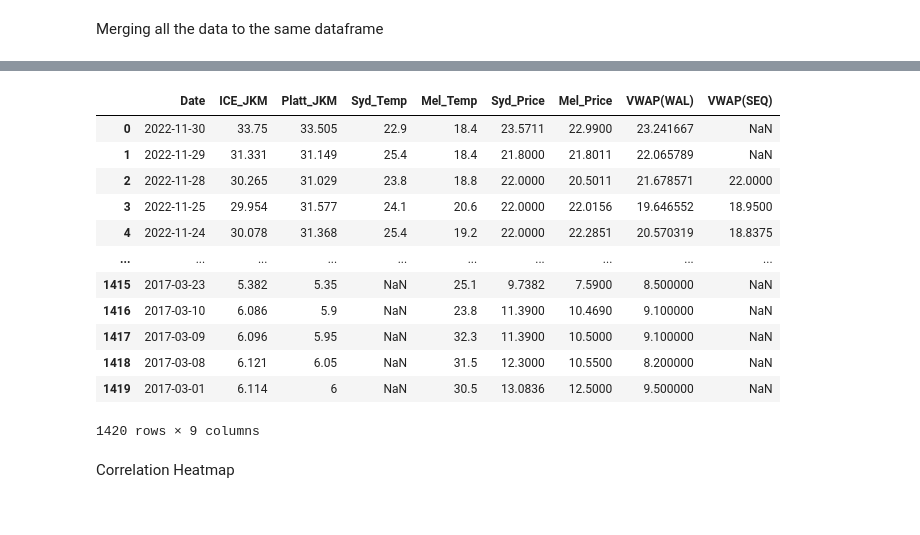
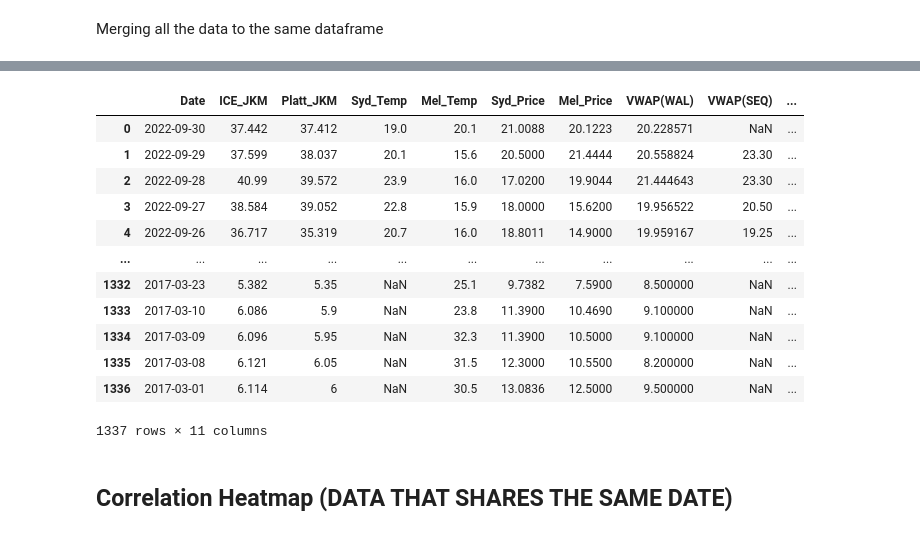
Before and after one commit to obesteloe/lng_forecast, a Jupyter notebook: analysis_playground.ipynb, the cells around one changed output, grey strips where cells are left out. Cells and saved outputs as stored; diff of their text form; code cells hidden in the pictures.

Commit message:
Added latest analysis file. Add Data

```diff
--- a/analysis_playground.ipynb
+++ b/analysis_playground.ipynb
@@ -152,0 +236,24 @@ dbrent.head(10)
+# %%
+## Creating a proxy for daily JCC by taking JCC/Mean(Brent) * Brent
+## The average applies at a monthly level
+
+dbrent.head()
+# month_dbrent = dbrent.groupby(pd.Grouper(key = 'Date' ,freq='M', axis = 0), as_index= True).mean()
+month_dbrent = dbrent
+month_dbrent['month_year'] = pd.to_datetime(month_dbrent['Date']).dt.to_period('M')
+month_dbrent.head()
+month_dbrent = month_dbrent.groupby('month_year').mean()
+
+month_jcc = jcc
+month_jcc['month_year'] = pd.to_datetime(month_jcc['Date']).dt.to_period('M')
+month_jcc.head()
+
+month_jccdbrent = month_dbrent.merge(month_jcc, on = 'month_year')
+month_jccdbrent['JCC'] = month_jccdbrent['JCC'].astype('float64')
+month_jccdbrent['JCC/Brent'] = month_jccdbrent['JCC']/month_jccdbrent['Dated_Brent']
+
+# month_jccdbrent[month_jccdbrent['JCC/Brent'].notnull()]
+month_jccdbrent.head(50)
+
+
+# month_jccdbrent.dtypes
@@ -152,0 +278,5 @@ dbrent.head(10)
+# %%
+jcc_proxy = dbrent.merge(month_jccdbrent, on = 'month_year')
+jcc_proxy['JCC_Proxy'] = jcc_proxy['Dated_Brent_x'] * jcc_proxy['JCC/Brent']
+jcc_proxy = jcc_proxy.drop(labels=['month_year', 'Date_x', 'Dated_Brent_y', 'Date_y','JCC/Brent', 'JCC'], axis = 1)
+jcc_proxy.head(10)
@@ -188,29 +326,28 @@ trades_df.head()
 # %%
 df = jkms.merge(syd_mtemp, left_on = 'Date', right_on = 'Date')
 df = df.merge(mel_mtemp, left_on = 'Date', right_on = 'Date')
 df = df.merge(sttm_price[sttm_price['hub_name'] == 'SYD'], left_on= 'Date', right_on= 'DateTime')
 df = df.merge(dwgm_price[dwgm_price['Hour'] == 6], left_on= 'Date', right_on= 'Gas_Date')
 df = df.merge(trades_df[['TRADE_DATE', 'VWAP(WAL)', 'VWAP(SEQ)']], left_on='Date', right_on= 'TRADE_DATE')
+df = df.merge(jcc_proxy, on = 'Date')
 
 
 df = df.drop(columns=['DateTime', 'TRADE_DATE', 'hub_name', 'Gas_Date', 'Hour'])
 df = df.rename(columns ={'expost_imbalance_price': 'Syd_Price', 'Price': 'Mel_Price'})
 
 df
 # pd.concat([jkms, syd_mtemp],join = 'inner')
 # %% [output]
-|  | Date | ICE_JKM | Platt_JKM | Syd_Temp | Mel_Temp | Syd_Price | Mel_Price | VWAP(WAL) | VWAP(SEQ) |
-| 0 | 2022-11-30 | 33.75 | 33.505 | 22.9 | 18.4 | 23.5711 | 22.9900 | 23.241667 | NaN |
-| 1 | 2022-11-29 | 31.331 | 31.149 | 25.4 | 18.4 | 21.8000 | 21.8011 | 22.065789 | NaN |
-| 2 | 2022-11-28 | 30.265 | 31.029 | 23.8 | 18.8 | 22.0000 | 20.5011 | 21.678571 | 22.0000 |
-| 3 | 2022-11-25 | 29.954 | 31.577 | 24.1 | 20.6 | 22.0000 | 22.0156 | 19.646552 | 18.9500 |
-| 4 | 2022-11-24 | 30.078 | 31.368 | 25.4 | 19.2 | 22.0000 | 22.2851 | 20.570319 | 18.8375 |
-| ... | ... | ... | ... | ... | ... | ... | ... | ... | ... |
-| 1415 | 2017-03-23 | 5.382 | 5.35 | NaN | 25.1 | 9.7382 | 7.5900 | 8.500000 | NaN |
-| 1416 | 2017-03-10 | 6.086 | 5.9 | NaN | 23.8 | 11.3900 | 10.4690 | 9.100000 | NaN |
-| 1417 | 2017-03-09 | 6.096 | 5.95 | NaN | 32.3 | 11.3900 | 10.5000 | 9.100000 | NaN |
-| 1418 | 2017-03-08 | 6.121 | 6.05 | NaN | 31.5 | 12.3000 | 10.5500 | 8.200000 | NaN |
-| 1419 | 2017-03-01 | 6.114 | 6 | NaN | 30.5 | 13.0836 | 12.5000 | 9.500000 | NaN |
+|  | Date | ICE_JKM | Platt_JKM | Syd_Temp | Mel_Temp | Syd_Price | Mel_Price | VWAP(WAL) | VWAP(SEQ) | ... |
+| 0 | 2022-09-30 | 37.442 | 37.412 | 19.0 | 20.1 | 21.0088 | 20.1223 | 20.228571 | NaN | ... |
+| 1 | 2022-09-29 | 37.599 | 38.037 | 20.1 | 15.6 | 20.5000 | 21.4444 | 20.558824 | 23.30 | ... |
+| 2 | 2022-09-28 | 40.99 | 39.572 | 23.9 | 16.0 | 17.0200 | 19.9044 | 21.444643 | 23.30 | ... |
+| 3 | 2022-09-27 | 38.584 | 39.052 | 22.8 | 15.9 | 18.0000 | 15.6200 | 19.956522 | 20.50 | ... |
+| 4 | 2022-09-26 | 36.717 | 35.319 | 20.7 | 16.0 | 18.8011 | 14.9000 | 19.959167 | 19.25 | ... |
+| ... | ... | ... | ... | ... | ... | ... | ... | ... | ... | ... |
+| 1332 | 2017-03-23 | 5.382 | 5.35 | NaN | 25.1 | 9.7382 | 7.5900 | 8.500000 | NaN | ... |
+| 1333 | 2017-03-10 | 6.086 | 5.9 | NaN | 23.8 | 11.3900 | 10.4690 | 9.100000 | NaN | ... |
+| 1334 | 2017-03-09 | 6.096 | 5.95 | NaN | 32.3 | 11.3900 | 10.5000 | 9.100000 | NaN | ... |
+| 1335 | 2017-03-08 | 6.121 | 6.05 | NaN | 31.5 | 12.3000 | 10.5500 | 8.200000 | NaN | ... |
+| 1336 | 2017-03-01 | 6.114 | 6 | NaN | 30.5 | 13.0836 | 12.5000 | 9.500000 | NaN | ... |
-1420 rows × 9 columns
+1337 rows × 11 columns
-# %% [markdown]
-Correlation Heatmap
@@ -225,0 +354,3 @@ plt.show()
+# %% [markdown]
+Correlation Heatmap (DATA THAT SHARES THE SAME DATE)
+---
```
Also changed, not shown: parts of 31 cells of this notebook, 20 other files.
